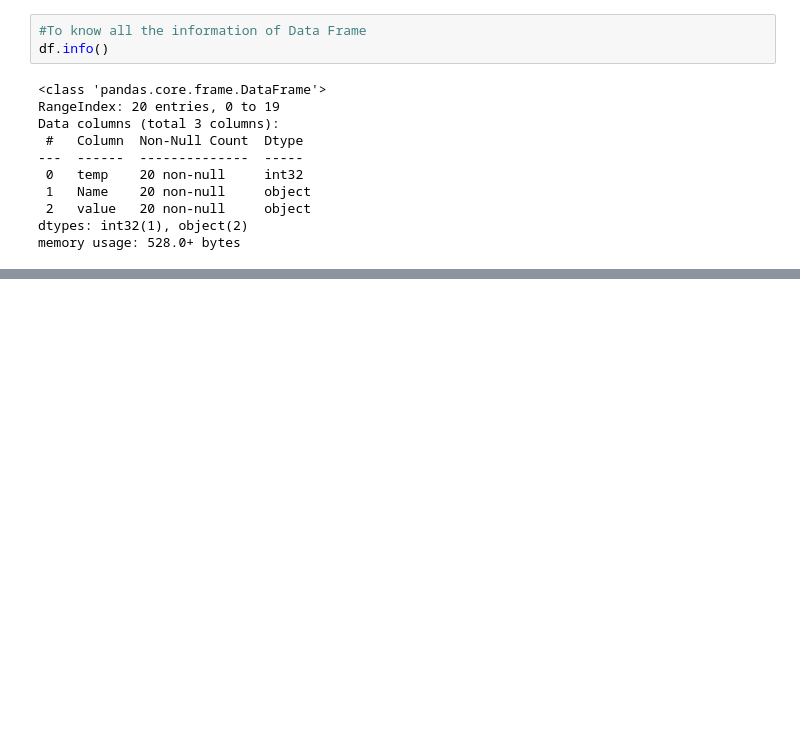
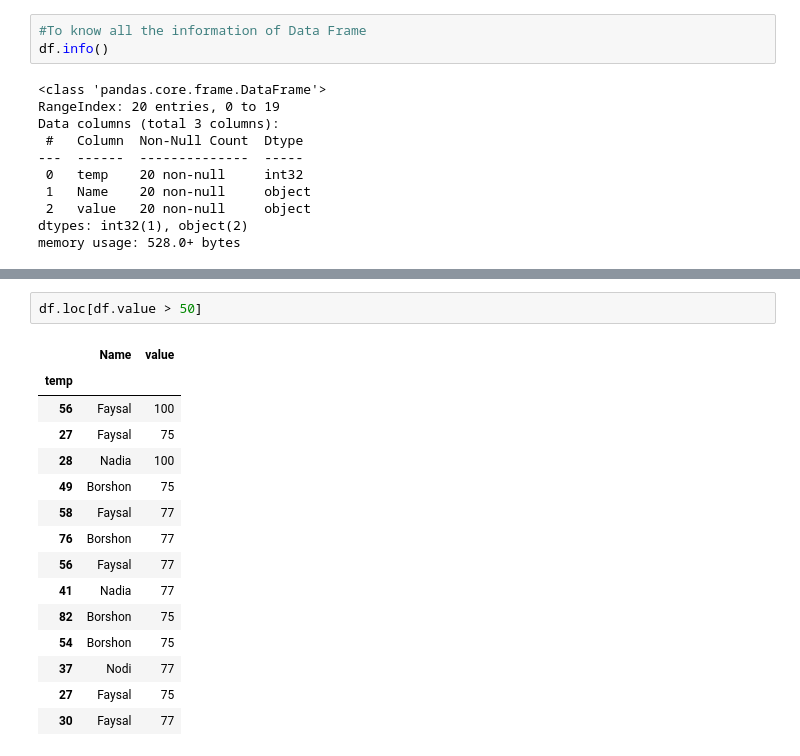
Before and after one commit to Faysal075/The-Complete-Machine-Learning-Course-with-Python-in-Bangla, a Jupyter notebook: Pandas.ipynb, the cells around one changed output, grey strips where cells are left out. Cells and saved outputs as stored; diff of their text form; blank space fills up the shorter version.

```diff
--- a/Pandas.ipynb
+++ b/Pandas.ipynb
@@ -360,0 +484,18 @@ df.drop(['value'], axis = 1)
+# %%
+df.loc[df.value > 50]
+# %% [output]
+|  | Name | value |
+| temp |  |  |
+| 56 | Faysal | 100 |
+| 27 | Faysal | 75 |
+| 28 | Nadia | 100 |
+| 49 | Borshon | 75 |
+| 58 | Faysal | 77 |
+| 76 | Borshon | 77 |
+| 56 | Faysal | 77 |
+| 41 | Nadia | 77 |
+| 82 | Borshon | 75 |
+| 54 | Borshon | 75 |
+| 37 | Nodi | 77 |
+| 27 | Faysal | 75 |
+| 30 | Faysal | 77 |
```
Also changed, not shown: parts of 27 cells of this notebook.
